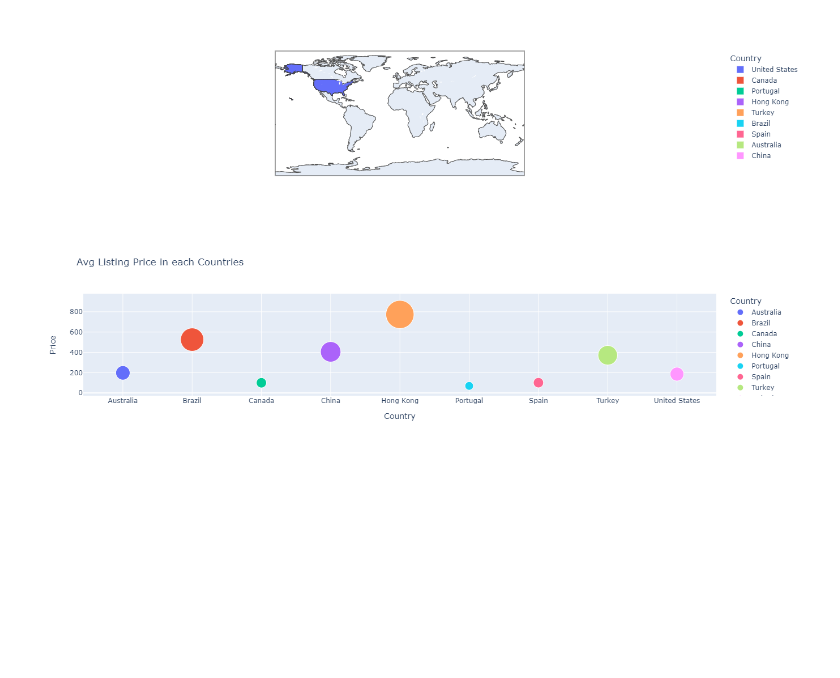
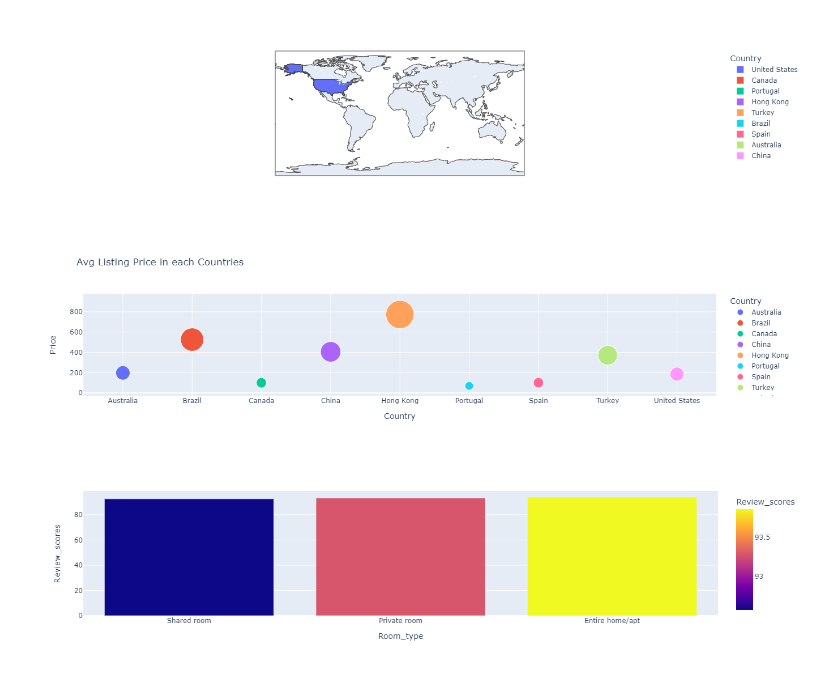
Before and after one commit to IamJafar/Airbnb_Analysis, a Jupyter notebook: Airbnb_Analysis.ipynb, the cells around one changed output. Drawn from its saved outputs; the diff is of its cells as text; code cells hidden in the pictures; blank space fills up the shorter version.

```diff
--- a/Airbnb_Analysis.ipynb
+++ b/Airbnb_Analysis.ipynb
@@ -224,3 +224,9 @@ fig = px.scatter(data_frame=country_df,
 fig.show()
 # %% [output]
 [figure]
+# %%
+rev_df = df.groupby('Room_type',as_index=False)['Review_scores'].mean().sort_values(by='Review_scores')
+fig = px.bar(data_frame=rev_df,x='Room_type',y='Review_scores',color='Review_scores')
+fig.show()
+# %% [output]
+[figure, added]
```
Also changed, not shown: parts of 1 cell of this notebook.
